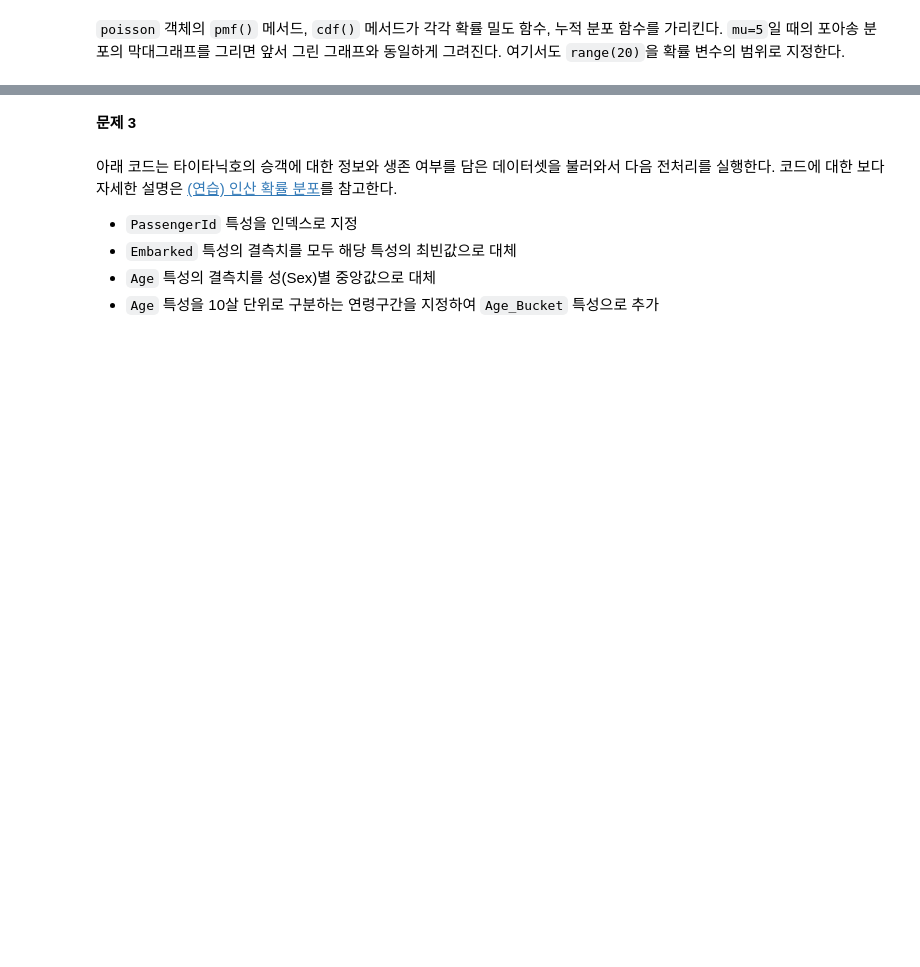
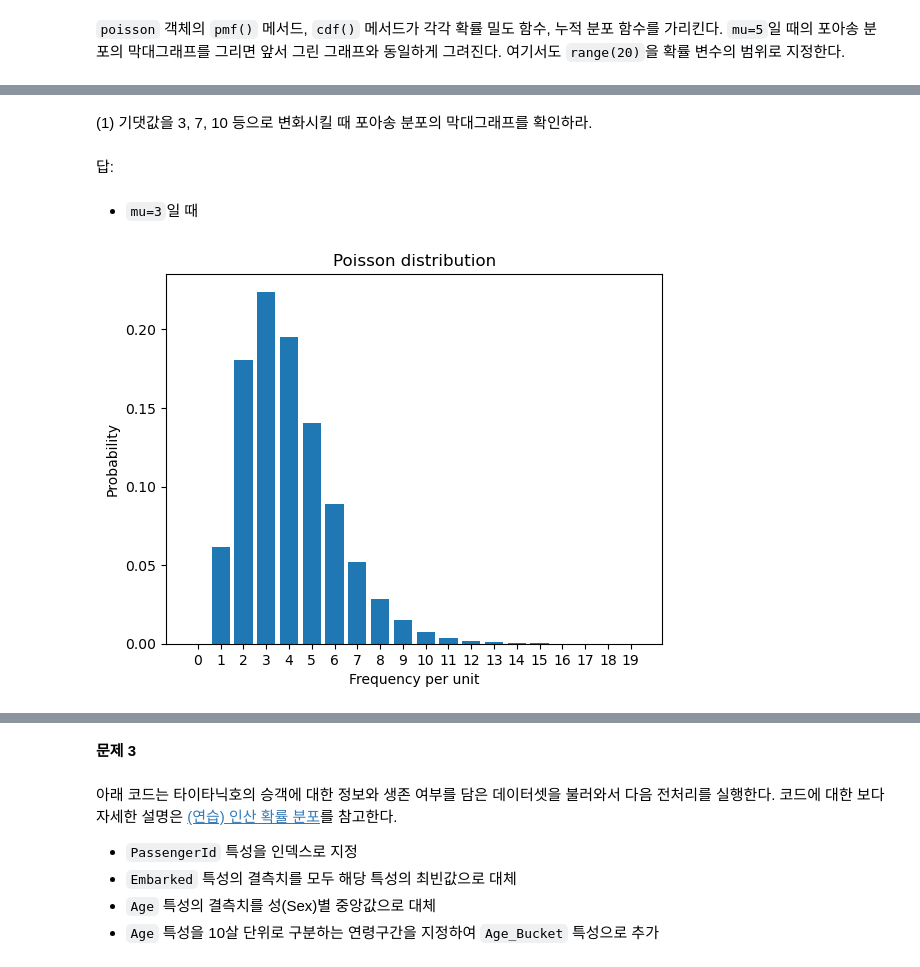
Before and after one commit to codingalzi/DataSci, a Jupyter notebook: practices/practice-expected_values-sol.ipynb, the cells around one changed output, grey strips where cells are left out. Saved outputs shown, nothing was run; the diff lists cells and outputs as text; code cells hidden in the pictures; blank space fills up the shorter version.

```diff
--- a/practices/practice-expected_values-sol.ipynb
+++ b/practices/practice-expected_values-sol.ipynb
@@ -190,0 +215,22 @@ plt.show()
+# %% [markdown]
+(1) 기댓값을 3, 7, 10 등으로 변화시킬 때 포아송 분포의 막대그래프를 확인하라.
+# %% [markdown]
+답:
+# %% [markdown]
+- `mu=3`일 때
+# %%
+fig = plt.figure()
+ax = fig.add_subplot(111)
+
+mu = 3
+ax.bar(xs, rv_poi.pmf(mu, xs))
+ax.set_title('Poisson distribution')
+ax.set_xlabel('Frequency per unit')
+ax.set_ylabel('Probability')
+
+ax.set_xticks(np.arange(20))
+ax.set_xticklabels(range(0,20))
+
+plt.show()
+# %% [output]
+[figure, added]
```
Also changed, not shown: parts of 17 cells of this notebook, 1 other file.
